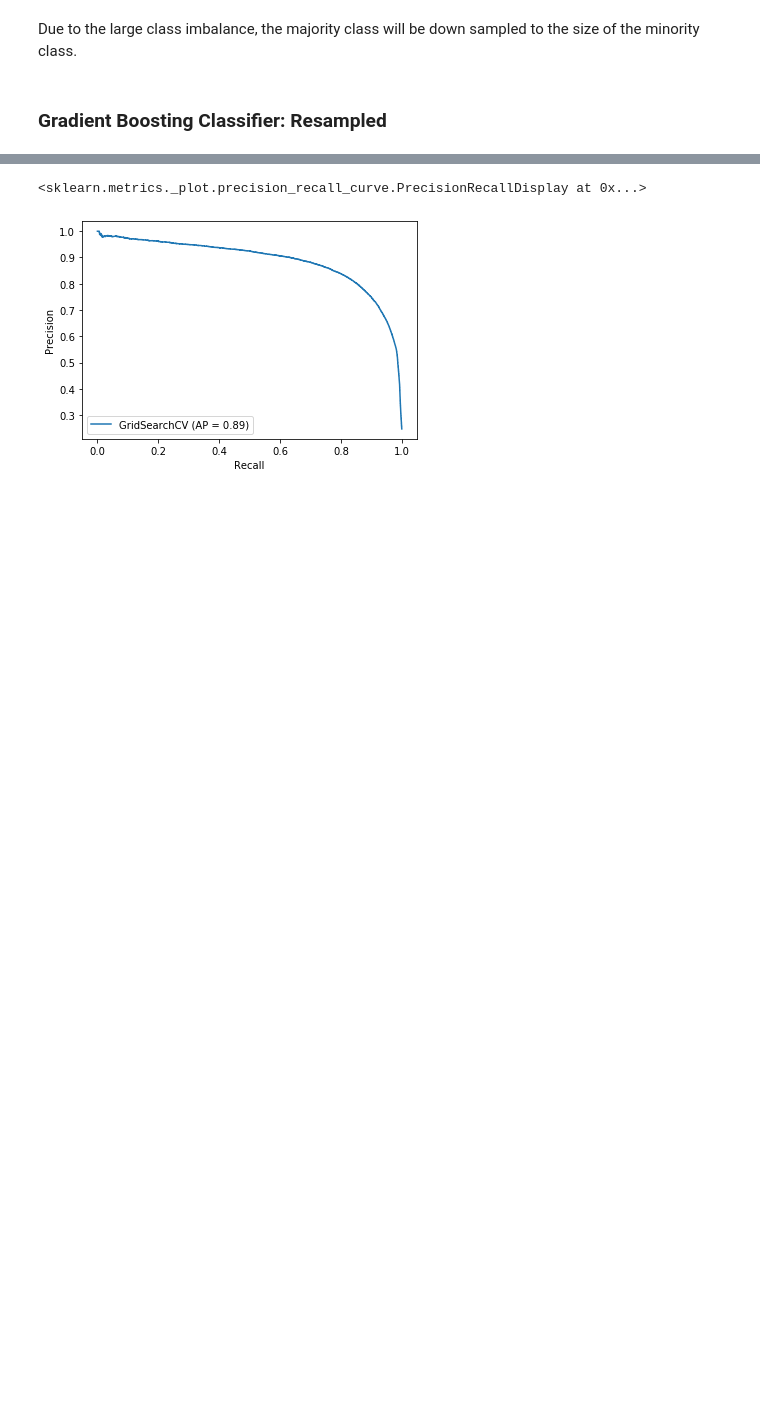
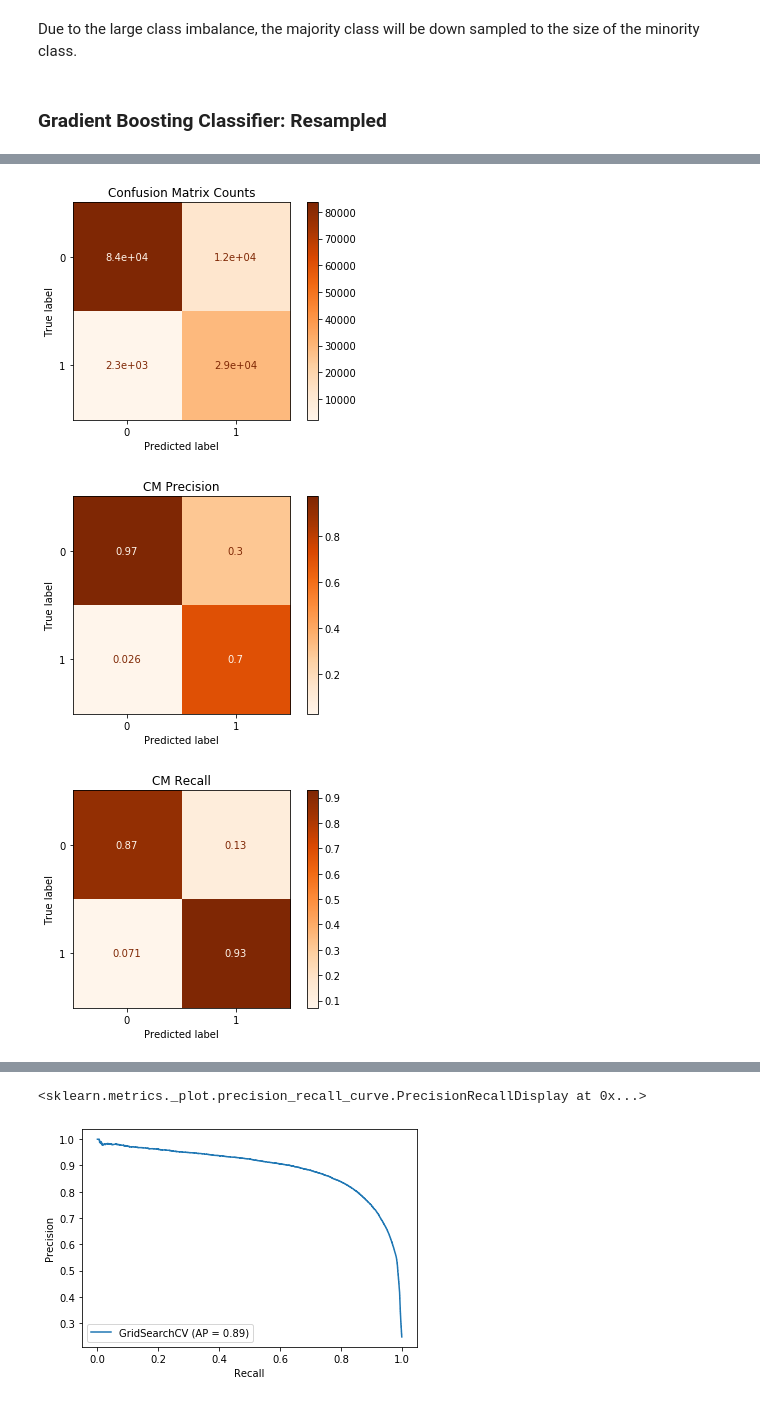
Before and after one commit to DJGump/loan_default_predicition, a Jupyter notebook: sba_loans_default_modeling.ipynb, the cells around one changed output, grey strips where cells are left out. Saved outputs shown, nothing was run; the diff lists cells and outputs as text; code cells hidden in the pictures; blank space fills up the shorter version.

```diff
--- a/sba_loans_default_modeling.ipynb
+++ b/sba_loans_default_modeling.ipynb
@@ -799,0 +803,29 @@ plot_confusion_matrix(pipeline_cv_resample_reclean, X_test, y_test, normalize="a
+# %%
+plot_confusion_matrix(
+    pipeline_cv_resample_reclean, X_test, y_test, cmap="Oranges",
+)
+plt.title("Confusion Matrix Counts")
+
+plt.savefig("figs/counts_loan_pred_con_matr.png")
+
+
+plot_confusion_matrix(
+    pipeline_cv_resample_reclean, X_test, y_test, normalize="pred", cmap="Oranges",
+)
+plt.title("CM Precision")
+
+plt.savefig("figs/prec_loan_pred_con_matr.png")
+
+
+plot_confusion_matrix(
+    pipeline_cv_resample_reclean, X_test, y_test, normalize="true", cmap="Oranges",
+)
+plt.title("CM Recall")
+
+plt.savefig("figs/recall_loan_pred_con_matr.png")
+
+plt.show()
+# %% [output]
+[figure, added]
+[figure, added]
+[figure, added]
```
Also changed, not shown: parts of 10 cells of this notebook, 4 other files.
